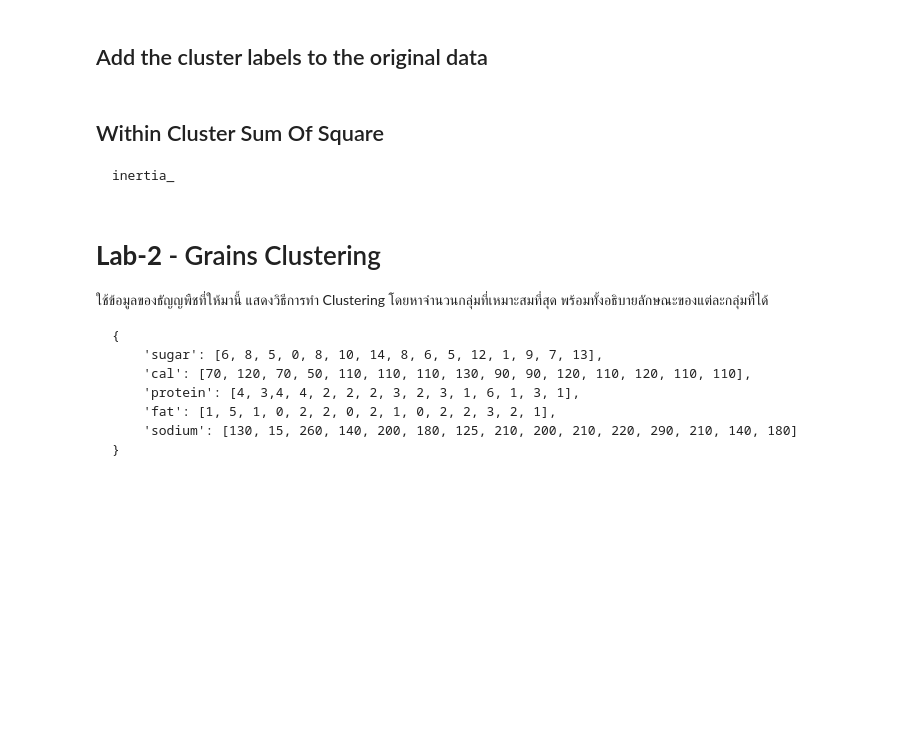
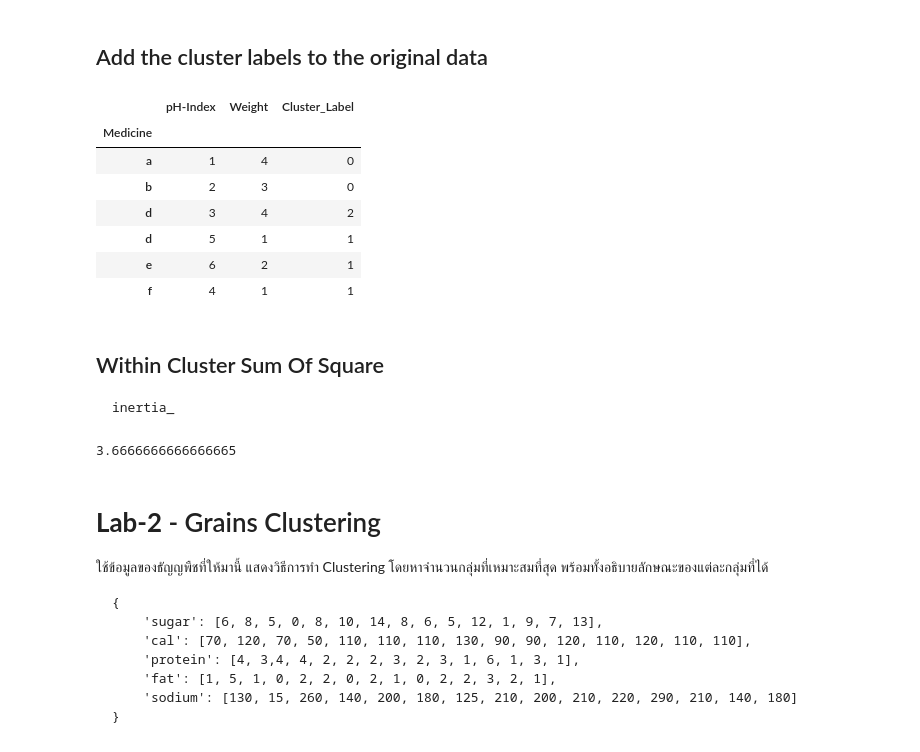
Before and after one commit to Nopkung9362/aml-2026-byNoppo, a Jupyter notebook: AML_01_K-means Clustering.ipynb, the cells around one changed output. Saved outputs shown, nothing was run; the diff lists cells and outputs as text; code cells hidden in the pictures; blank space fills up the shorter version.

````diff
--- a/AML_01_K-means Clustering.ipynb
+++ b/AML_01_K-means Clustering.ipynb
@@ -114,10 +144,26 @@ plt.scatter()
 # %% [markdown]
 ## Add the cluster labels to the original data
+# %%
+df['Cluster_Label'] = label
+display(df)
+# %% [output]
+|  | pH-Index | Weight | Cluster_Label |
+| Medicine |  |  |  |
+| a | 1 | 4 | 0 |
+| b | 2 | 3 | 0 |
+| d | 3 | 4 | 2 |
+| d | 5 | 1 | 1 |
+| e | 6 | 2 | 1 |
+| f | 4 | 1 | 1 |
 # %% [markdown]
 ## Within Cluster Sum Of Square
 ```
 inertia_
 ```
+# %%
+print(kmean.inertia_)
+# %% [output]
+3.6666666666666665
 # %% [markdown]
 # **Lab-2** - Grains Clustering
 
````
Also changed, not shown: parts of 13 cells of this notebook.
